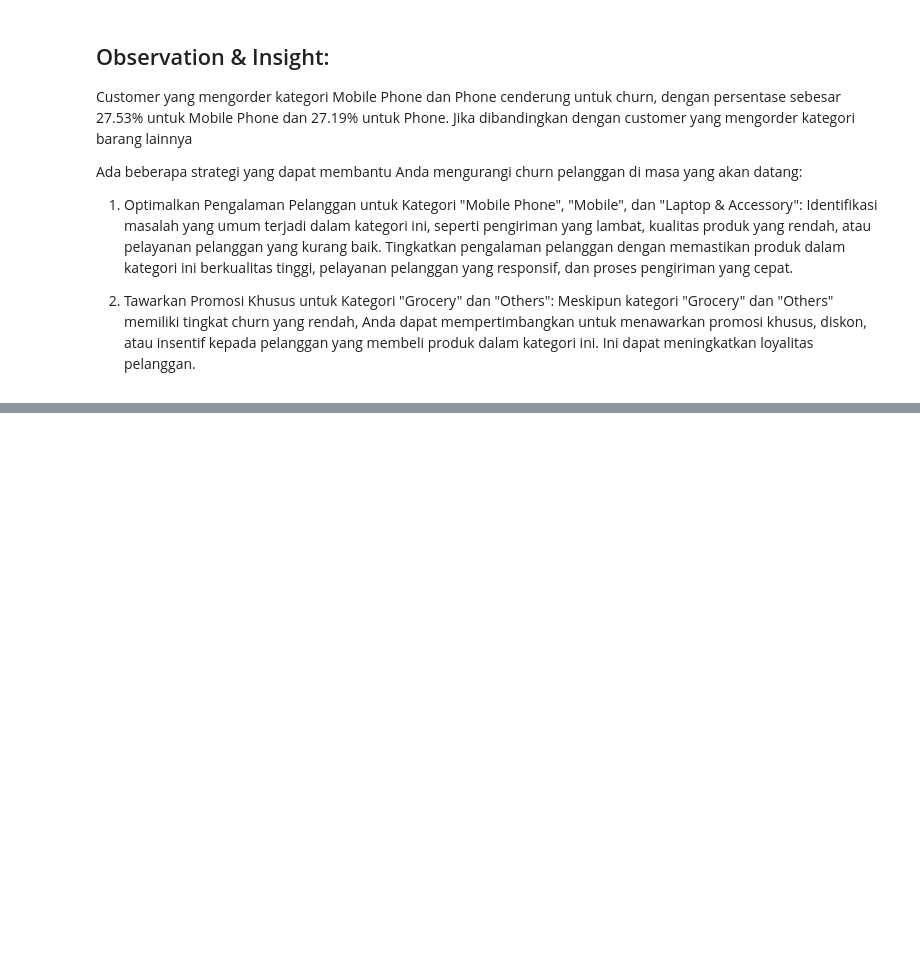
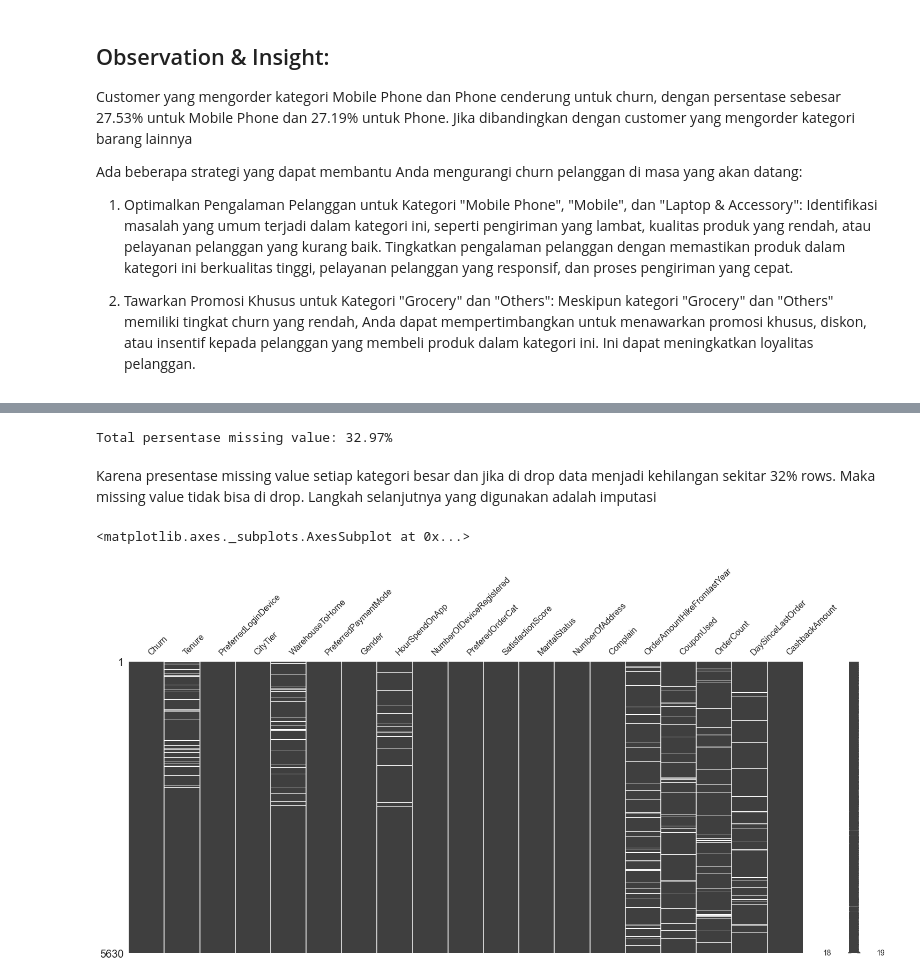
Before and after one commit to Lima-B-Aja/5-b-aja, a Jupyter notebook: Final_Project_Rakamin.ipynb, the cells around one changed output, grey strips where cells are left out. Saved outputs shown, nothing was run; the diff lists cells and outputs as text; code cells hidden in the pictures; blank space fills up the shorter version.

```diff
--- a/Final_Project_Rakamin.ipynb
+++ b/Final_Project_Rakamin.ipynb
@@ -415,10 +460,11 @@ Berikut beberapa rekomendasi bisnis yang dapat membantu Anda memfokuskan upaya u
 
 4. Program Loyalty: Implementasikan program loyalty yang memberikan insentif kepada pelanggan yang tetap berbelanja dengan Anda. Berikan poin atau diskon tambahan setelah pelanggan mencapai tenure tertentu. Berikan insentif kepada pelanggan yang mereferensikan teman atau keluarga untuk bergabung dengan aplikasi Anda.
 # %%
-df['Complain'] = df['Complain'].map({0: 'No', 1: 'Yes'})
+df2 = df.copy()
+df2['Complain'].map({0: 'No', 1: 'Yes'})
 
 # Group the data by 'Complain', 'Churn', and count the number of occurrences
-grouped_data = df.groupby(['Complain', 'Churn']).size().reset_index(name='Count')
+grouped_data = df2.groupby(['Complain', 'Churn']).size().reset_index(name='Count')
 
 # Calculate the percentage of customers in each stack
 grouped_data['Percentage'] = grouped_data['Count'] / grouped_data.groupby('Complain')['Count'].transform('sum') * 100
@@ -476,0 +545,2 @@ Ada beberapa strategi yang dapat membantu Anda mengurangi churn pelanggan di mas
+# %%
+df.drop('CustomerID' , axis = 1 , inplace = True)
@@ -476,0 +549,3 @@ Ada beberapa strategi yang dapat membantu Anda mengurangi churn pelanggan di mas
+# %%
+df.loc[df['PreferredLoginDevice'] == 'Phone', 'PreferredLoginDevice' ] = 'Mobile Phone'
+df.loc[df['PreferedOrderCat'] == 'Mobile', 'PreferedOrderCat' ] = 'Mobile Phone'
@@ -476,0 +554,3 @@ Ada beberapa strategi yang dapat membantu Anda mengurangi churn pelanggan di mas
+# %%
+df.loc[df['PreferredPaymentMode'] == 'COD', 'PreferredPaymentMode' ] = 'Cash on Delivery'   # uses loc function
+df.loc[df['PreferredPaymentMode'] == 'CC', 'PreferredPaymentMode' ] = 'Credit Card'
@@ -476,0 +576,12 @@ Ada beberapa strategi yang dapat membantu Anda mengurangi churn pelanggan di mas
+# %%
+x = sum(missing_value['% Missing Values'])
+print((f'Total persentase missing value: {x:.2f}%'))
+# %% [output]
+Total persentase missing value: 32.97%
+# %% [markdown]
+Karena presentase missing value setiap kategori besar dan jika di drop data menjadi kehilangan sekitar 32% rows. Maka missing value tidak bisa di drop. Langkah selanjutnya yang digunakan adalah imputasi
+# %%
+msno.matrix(df)
+# %% [output]
+<matplotlib.axes._subplots.AxesSubplot at 0x...>
+[figure, added]
```
Also changed, not shown: parts of 40 cells of this notebook, 1 other file.
